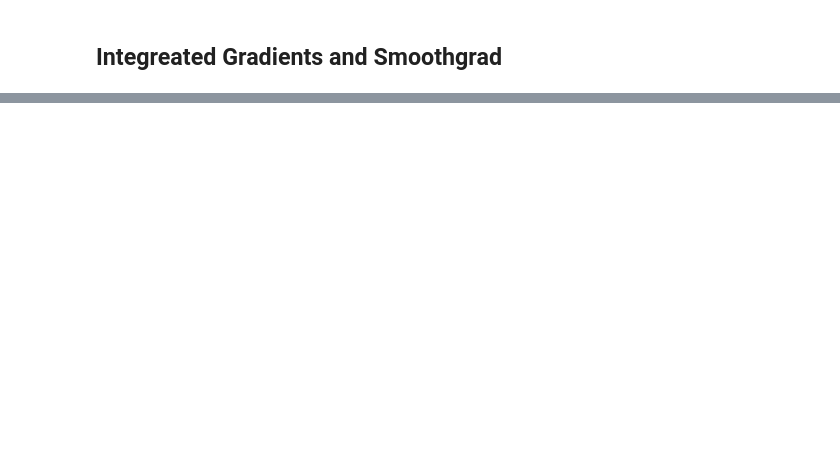
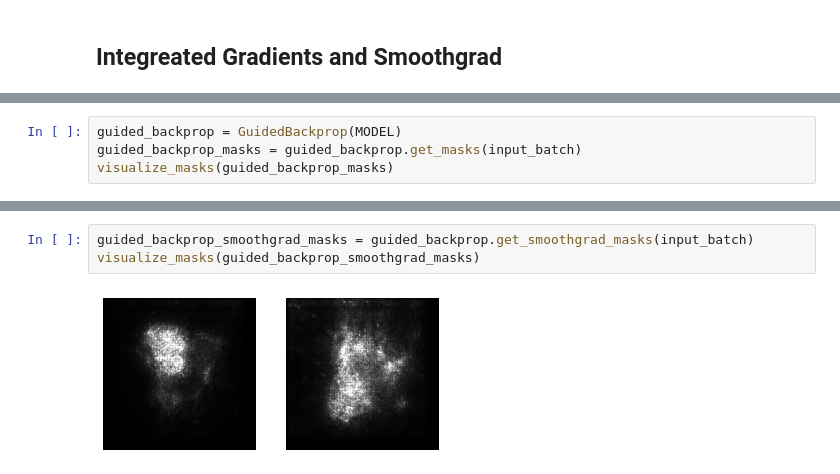
Before and after one commit to aboggust/interpretability-methods, a Jupyter notebook: examples/interpretability_examples.ipynb, the cells around one changed output, grey strips where cells are left out. Drawn from its saved outputs; the diff is of its cells as text; blank space fills up the shorter version.

Commit message:
Added guided backprop.

```diff
--- a/examples/interpretability_examples.ipynb
+++ b/examples/interpretability_examples.ipynb
@@ -83,0 +87,4 @@ visualize_masks(integrated_gradient_smoothgrad_masks)
+# %%
+guided_backprop = GuidedBackprop(MODEL)
+guided_backprop_masks = guided_backprop.get_masks(input_batch)
+visualize_masks(guided_backprop_masks)
@@ -83,0 +93,5 @@ visualize_masks(integrated_gradient_smoothgrad_masks)
+# %%
+guided_backprop_smoothgrad_masks = guided_backprop.get_smoothgrad_masks(input_batch)
+visualize_masks(guided_backprop_smoothgrad_masks)
+# %% [output]
+[figure, added]
```
Also changed, not shown: parts of 6 cells of this notebook, 1 other file.
